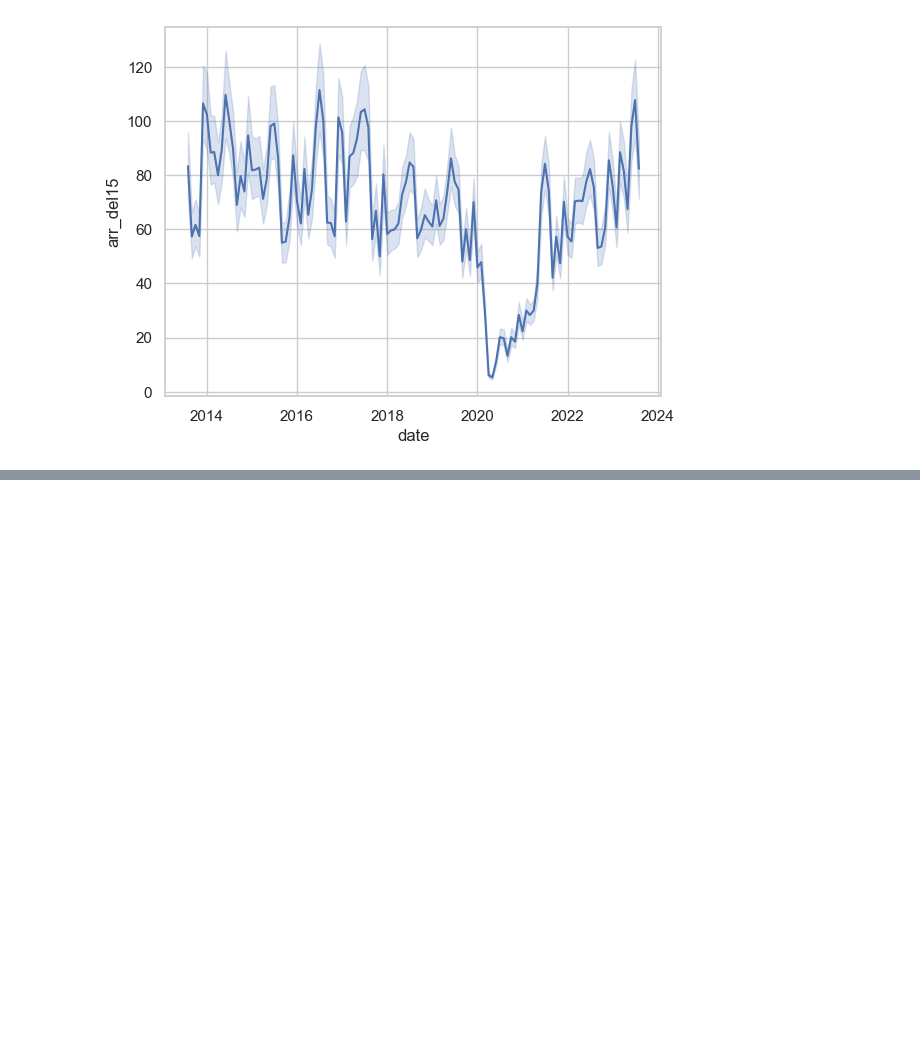
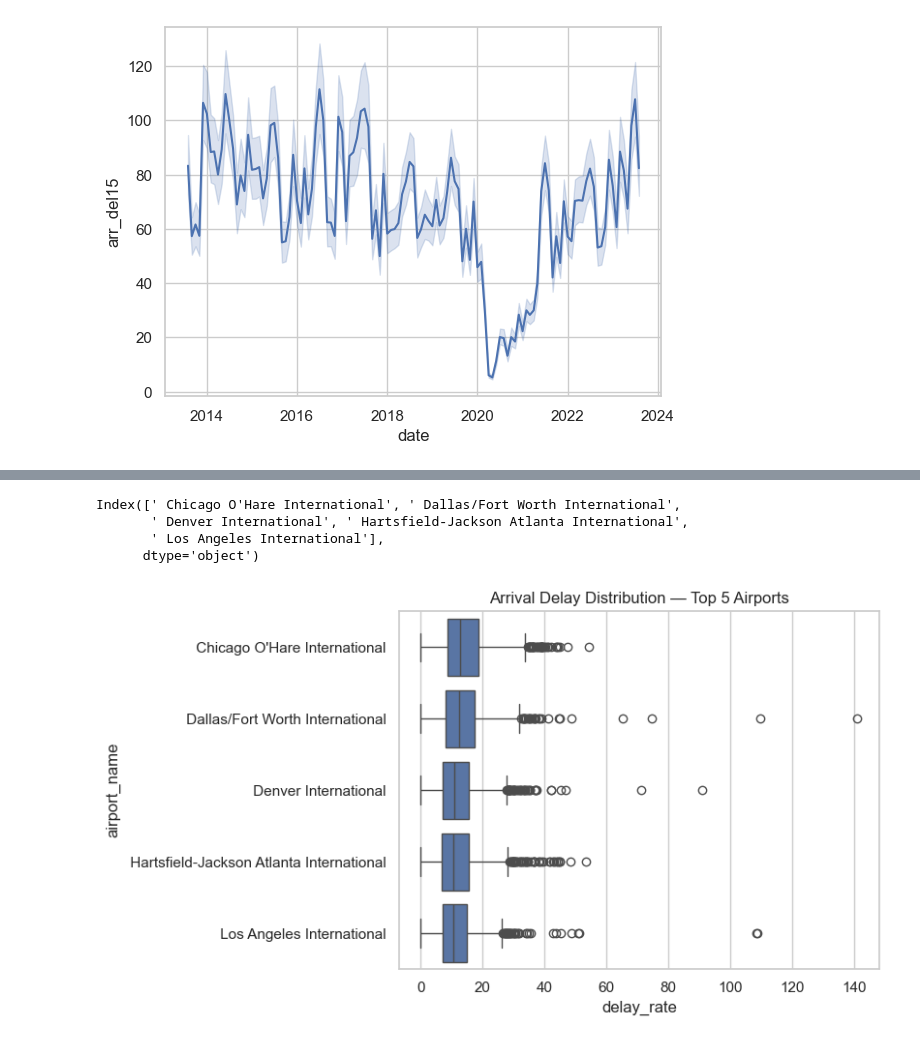
Before and after one commit to shaswat-13/flight-delay-dataset, a Jupyter notebook: notebooks/etl.ipynb, the cells around one changed output, grey strips where cells are left out. Saved outputs shown, nothing was run; the diff lists cells and outputs as text; code cells hidden in the pictures; blank space fills up the shorter version.

```diff
--- a/notebooks/etl.ipynb
+++ b/notebooks/etl.ipynb
@@ -350,2 +338,17 @@ plt.show()
+# %%
+df_top = df[df['airport_name'].isin(top_airports)].copy()
+df_top['airport_name'] = df_top['airport_name'].cat.remove_unused_categories()
+
+print(df_top['airport_name'].cat.categories)
+sns.boxplot(data=df_top, y='airport_name', x='delay_rate')
+
+plt.title("Arrival Delay Distribution — Top 5 Airports")
+plt.show()
+# %% [output]
+Index([' Chicago O'Hare International', ' Dallas/Fort Worth International',
+       ' Denver International', ' Hartsfield-Jackson Atlanta International',
+       ' Los Angeles International'],
+      dtype='object')
+[figure, added]
 # %%
 small_airports = (
```
Also changed, not shown: parts of 10 cells of this notebook.
